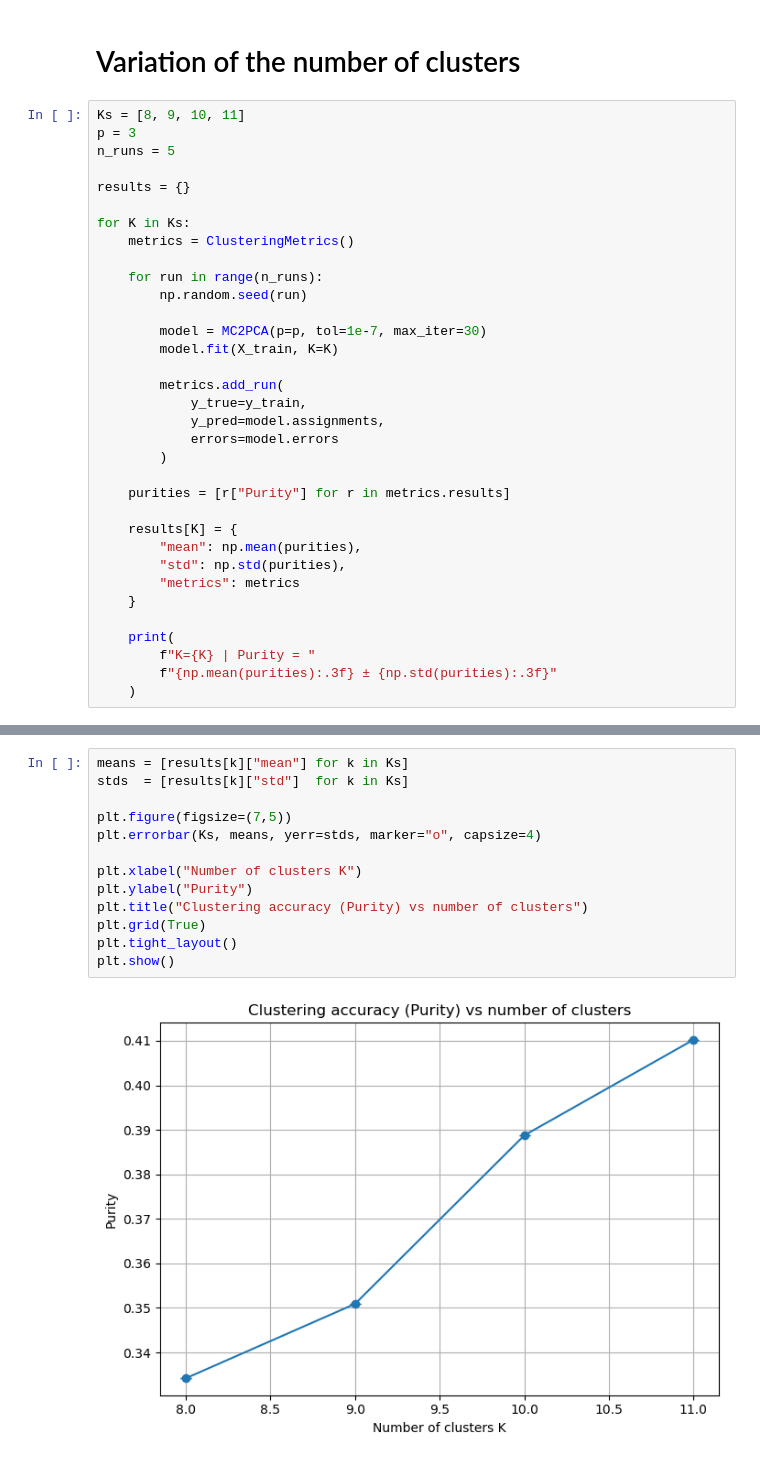
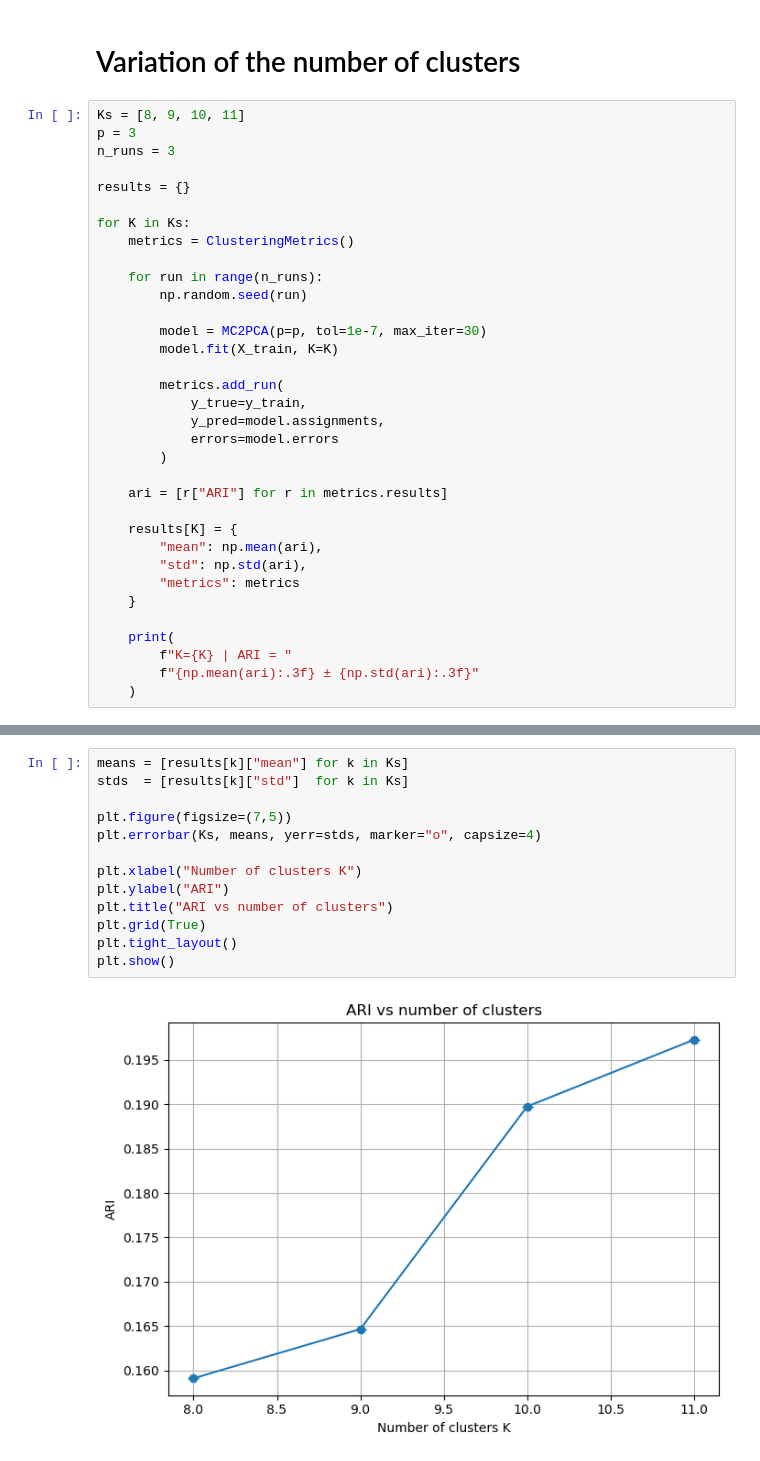
Before and after one commit to luckyman94/Implementation-of-the-MC2PCA, a Jupyter notebook: experiments/spoken_arabic_digits.ipynb, the cells around one changed output, grey strips where cells are left out. Drawn from its saved outputs; the diff is of its cells as text.

```diff
--- a/experiments/spoken_arabic_digits.ipynb
+++ b/experiments/spoken_arabic_digits.ipynb
@@ -61,7 +54,7 @@ p=5 | ARI=0.113 | NMI=0.228 | Purity=0.317
 # %%
 Ks = [8, 9, 10, 11]
 p = 3
-n_runs = 5
+n_runs = 3
 
 results = {}
 
@@ -80,16 +73,16 @@ for K in Ks:
             errors=model.errors
         )
 
-    purities = [r["Purity"] for r in metrics.results]
+    ari = [r["ARI"] for r in metrics.results]
 
     results[K] = {
-        "mean": np.mean(purities),
-        "std": np.std(purities),
+        "mean": np.mean(ari),
+        "std": np.std(ari),
         "metrics": metrics
     }
 
     print(
-        f"K={K} | Purity = "
-        f"{np.mean(purities):.3f} ± {np.std(purities):.3f}"
+        f"K={K} | ARI = "
+        f"{np.mean(ari):.3f} ± {np.std(ari):.3f}"
     )
 # %% [output]
@@ -100,15 +93,15 @@ K=11 | Purity = 0.410 ± 0.000
 # %%
 means = [results[k]["mean"] for k in Ks]
 stds  = [results[k]["std"]  for k in Ks]
 
 plt.figure(figsize=(7,5))
 plt.errorbar(Ks, means, yerr=stds, marker="o", capsize=4)
 
 plt.xlabel("Number of clusters K")
-plt.ylabel("Purity")
-plt.title("Clustering accuracy (Purity) vs number of clusters")
+plt.ylabel("ARI")
+plt.title("ARI vs number of clusters")
 plt.grid(True)
 plt.tight_layout()
 plt.show()
 # %% [output]
-[figure, old version]
+[figure, new version]
```
Also changed, not shown: parts of 4 cells of this notebook, 11 other files.
